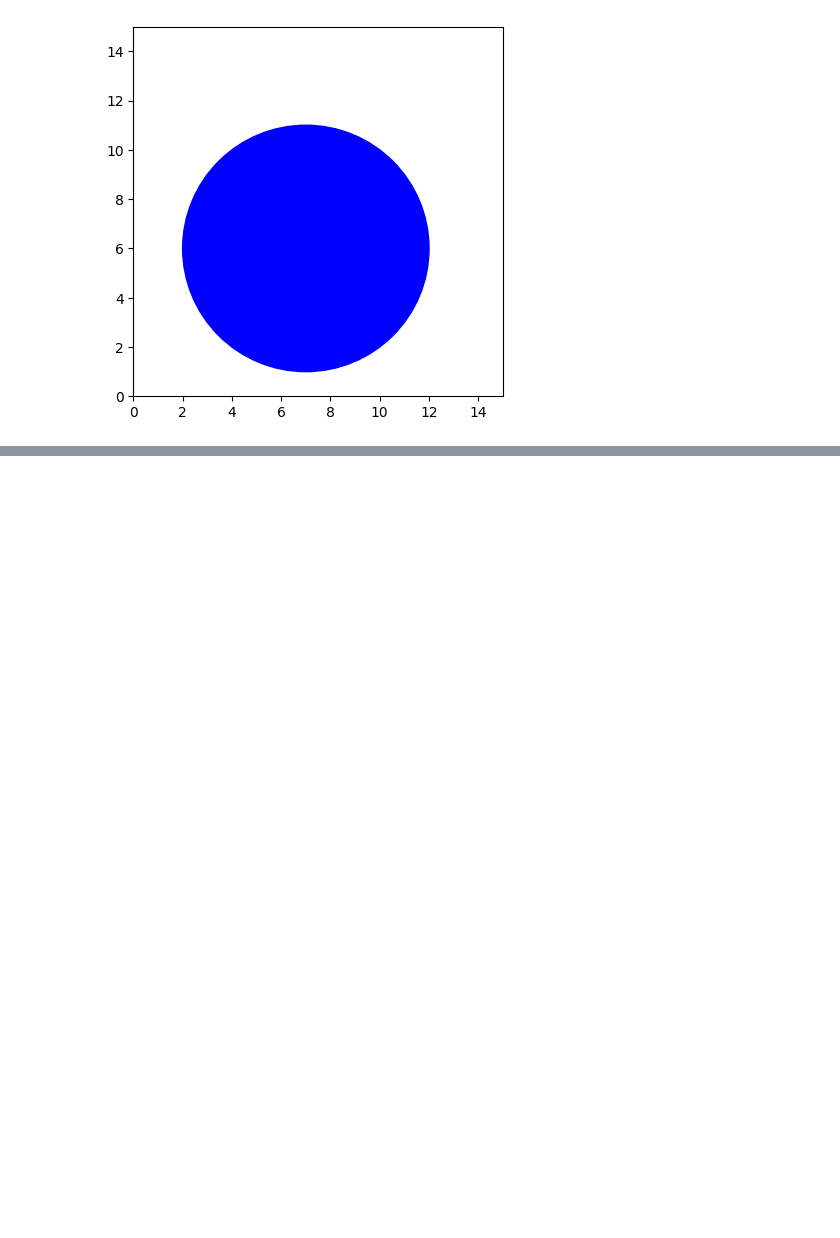
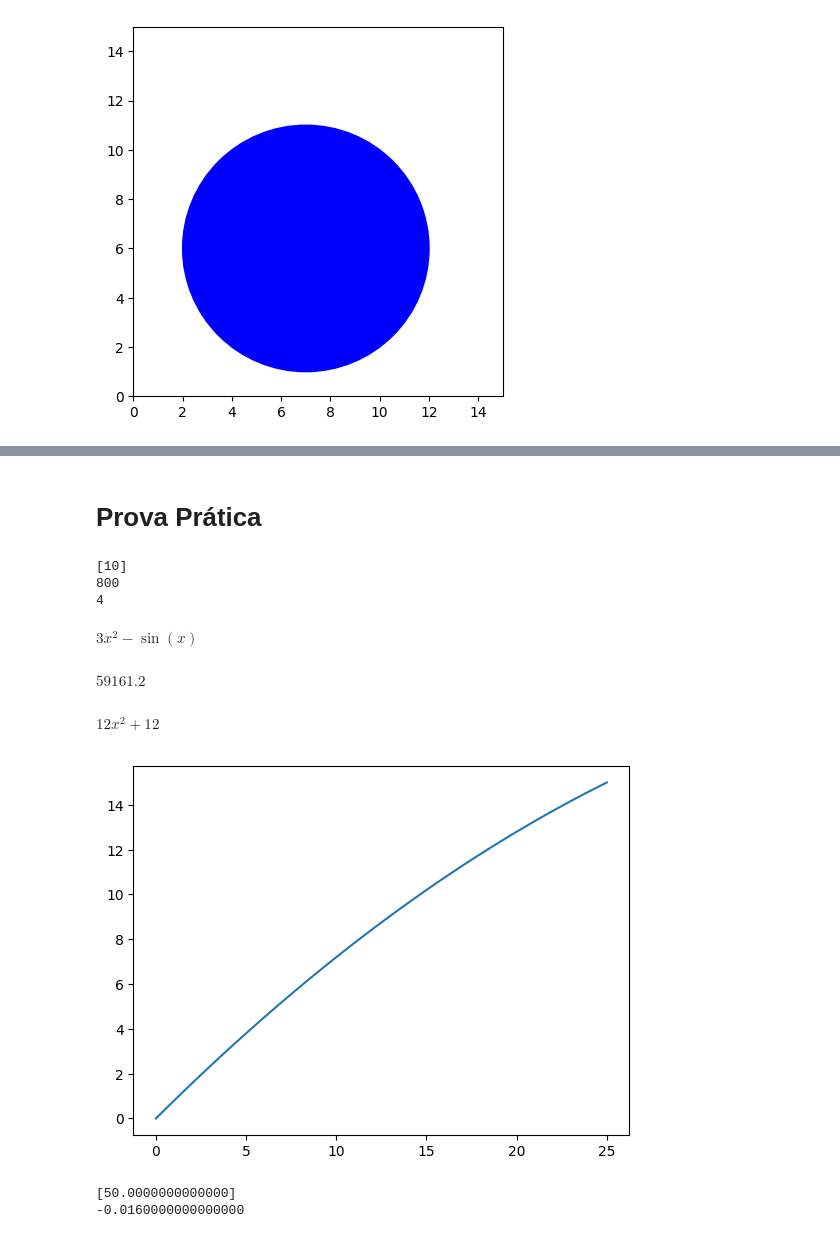
Before and after one commit to joaovictor2306069/Matematica-Aplicada, a Jupyter notebook: Ferramentas_Matematica_Aplicadas.ipynb, the cells around one changed output, grey strips where cells are left out. Saved outputs shown, nothing was run; the diff lists cells and outputs as text; code cells hidden in the pictures; blank space fills up the shorter version.

```diff
--- a/Ferramentas_Matematica_Aplicadas.ipynb
+++ b/Ferramentas_Matematica_Aplicadas.ipynb
@@ -253,0 +315,79 @@ plt.show()
+# %% [markdown]
+# Prova Prática
+# %%
+# questao 16 - Ponto minimo
+from sympy import *
+x,y = symbols("x y")
+y = 2*x**2 -40*x + 1000
+df = diff(y,x)
+d2f = diff(y,x,2)
+p = solve(Eq(df,0)) # preço de venda
+i = y.subs(x,p[0]) # Lucro maximo
+ds = d2f.subs(x,p[0]) # Ponto de minino
+print(p)
+print(i)
+print(ds)
+# %% [output]
+[10]
+800
+4
+# %%
+from sympy import *
+x,f = symbols("x f")
+f =x**3 + cos(x)
+diff(f ,x )
+# %% [output]
+$\displaystyle 3 x^{2} - \sin{\left(x \right)}$
+# %%
+# Questao 1 porcentagemn
+from sympy import *
+x,y = symbols("x y")
+y = 193.57 * x - (129*x + 18322.80)
+y.subs(x, 1200)
+# lucro unitario = Lucro / quantidade
+# lucro unitario = y / 1200 = 49,30 reais
+# %% [output]
+$\displaystyle 59161.2$
+# %%
+# Questao 4 Integral
+from sympy import *
+x,f = symbols("x f")
+f = 4*x**3 + 12*x -7
+diff(f,x)
+# %% [output]
+$\displaystyle 12 x^{2} + 12$
+# %%
+# Questao 5 parabola
+from sympy import *
+import matplotlib.pyplot as plt
+import numpy as np
+
+x_sym, c_sym = symbols("x c")
+
+c_sym = -0.008*x_sym**2 + 0.8*x_sym
+
+x_num = np.linspace(0,25,100)
+
+# Substitute numerical values into the symbolic expression for plotting
+c_num = lambdify(x_sym, c_sym, 'numpy')  # Create a callable function from the symbolic expression
+c_values = c_num(x_num) # Evaluate the function at numerical values
+
+plt.plot(x_num, c_values)
+plt.show()
+
+# Calculate derivatives using symbolic variables
+df = diff(c_sym, x_sym)
+d2f = diff(c_sym, x_sym, 2)
+
+# Solve for the optimal price using symbolic variables
+p = solve(Eq(df, 0))
+
+# Substitute the optimal price into the second derivative using symbolic variables
+ds = d2f.subs(x_sym, p[0])
+
+print(p)
+print(ds)
+# %% [output]
+[figure, added]
+[50.0000000000000]
+-0.0160000000000000
```
Also changed, not shown: parts of 10 cells of this notebook.
